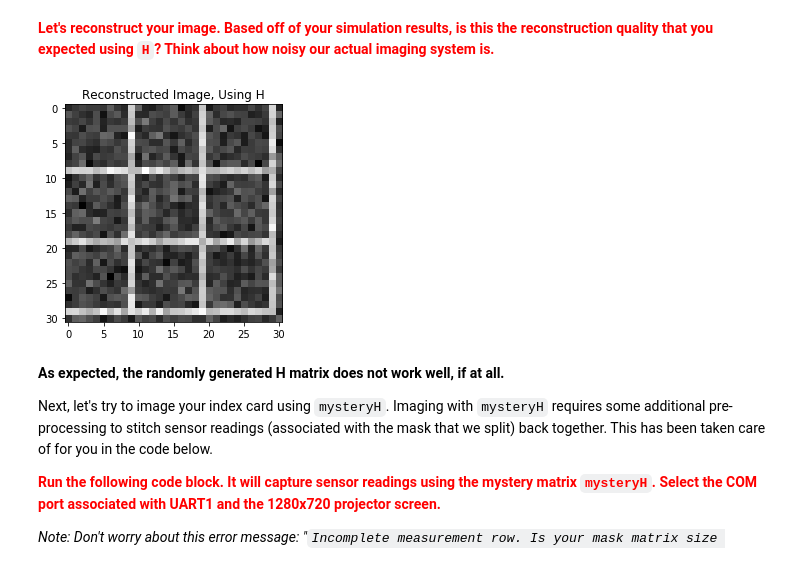
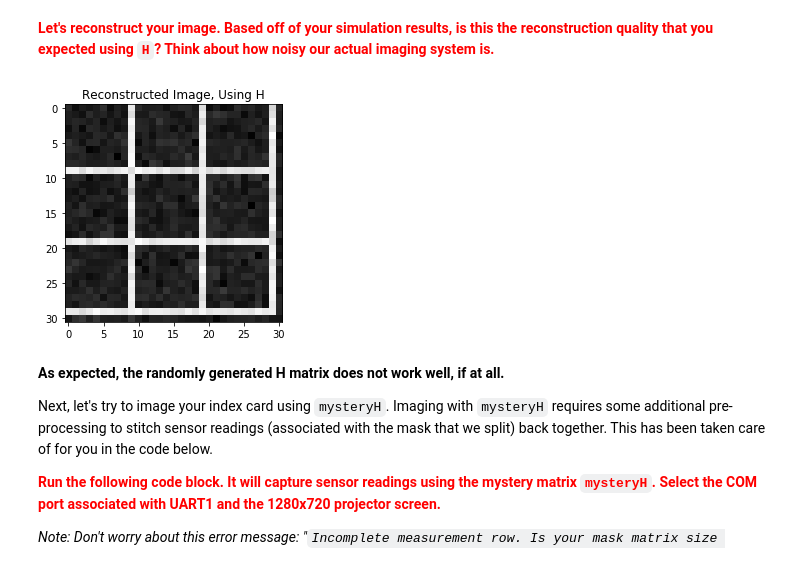
Before and after one commit to Quizenger/testing_datahub, a Jupyter notebook: ee16a_imaging_lab3/ee16a_imaging_lab3_nOMP/ee16a_imaging_lab3.ipynb, the cells around one changed output. Saved outputs shown, nothing was run; the diff lists cells and outputs as text; code cells hidden in the pictures.

```diff
--- a/ee16a_imaging_lab3/ee16a_imaging_lab3_nOMP/ee16a_imaging_lab3.ipynb
+++ b/ee16a_imaging_lab3/ee16a_imaging_lab3_nOMP/ee16a_imaging_lab3.ipynb
@@ -697,17 +681,13 @@ noise = np.random.normal(0, sigma, (height * width, 1))
 # %%
 #Imaging
 HSingle = np.load('HSingle.npy')
-img = cv2.imread("Grid.png",cv2.IMREAD_GRAYSCALE)
-img_arr = np.asarray(img, dtype = np.uint8)
+sensorFilename = 's_single_vec'
+imagePath = "Grid.png"
 
-#plt.imshow(img_arr, cmap = 'gray')
-
-i_vec = np.reshape(img_arr, (height*width, 1))
-sSingle_vec = np.dot(HSingle, i_vec)
-np.save('sSingle_vec.npy', sSingle_vec)
+simulateRealImaging(imagePath, HSingle, 'HSingle', sensorFilename, sigma)
 
 # Sensor readings
-srSingle = np.load('sSingle_vec.npy') + noise
+srSingle = np.load(sensorFilename + '.npy')
 
 # TODO: Create the image vector from `HSingle` and `sr`
 # Hint: Because `HSingle` is a special matrix, technically you do not need to perform any matrix operations
@@ -750,11 +705,23 @@ oest_H, s_H = getOffsetEstimateAndS(sWithOffsetCalibration = sr)
+# %%
+%run scripts/helpers.py
+%matplotlib inline
+
+#Imaging
+H = np.load('H.npy')
+sensorFilename = 's_vec'
+imagePath = "Grid.png"
+
+simulateRealImaging(imagePath, H, 'H', sensorFilename, sigma)
+
+# Sensor readings
+sr = np.load(sensorFilename + '.npy')
 # %% [markdown]
 **<span style="color:red">Let's reconstruct your image. Based off of your simulation results, is this the reconstruction quality that you expected using `H`? Think about how noisy our actual imaging system is.</span>**
 # %%
 H = np.load('H.npy')
-s_H += noise
-idealReconstruction(H = H, matrixName = 'H', s = s_H - oest_H, realImaging = False)
+idealReconstruction(H = H, matrixName = 'H', s = sr, realImaging = False)
 # %% [output]
-[figure, old version]
+[figure, new version]
 # %% [markdown]
 **As expected, the randomly generated H matrix does not work well, if at all.**
 
```
Also changed, not shown: parts of 14 cells of this notebook, 11 other files.
